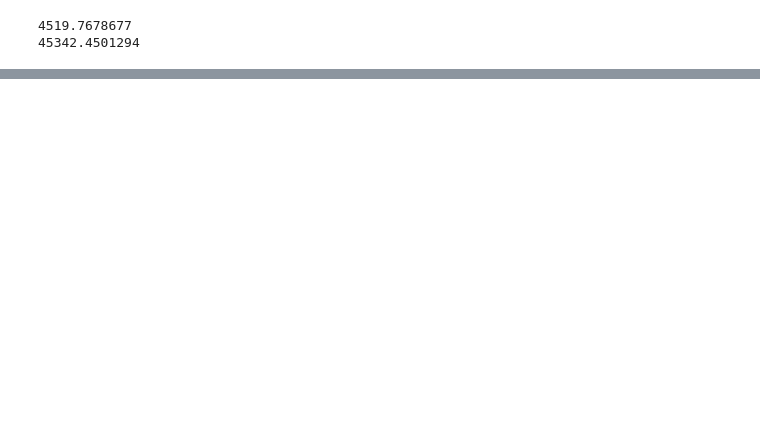
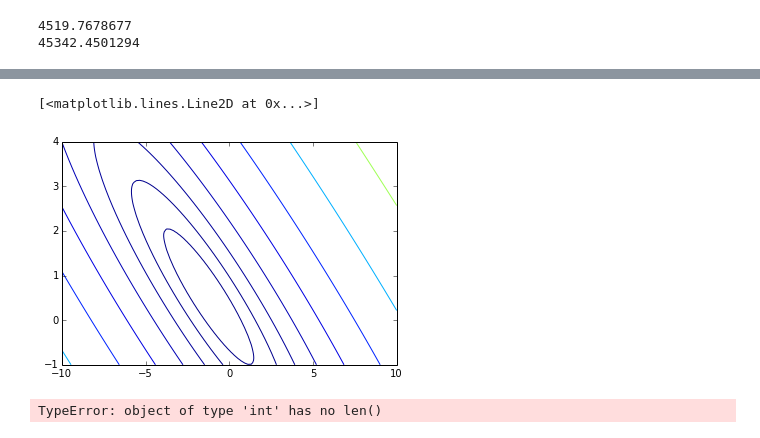
Before and after one commit to qorelogic/ml2, a Jupyter notebook: bin/quandl-fun.ipynb, the cells around one changed output, grey strips where cells are left out. Cells and saved outputs as stored; diff of their text form; code cells hidden in the pictures; blank space fills up the shorter version.

```diff
--- a/bin/quandl-fun.ipynb
+++ b/bin/quandl-fun.ipynb
@@ -374,0 +385,28 @@ plot(t[0], t[1], 'x')
+# %%
+lgs = logspace(-2, 3, 20)
+contour(theta0_vals, theta1_vals, J_vals, lgs)
+#plot(J_vals)
+#plot(theta0_vals, theta1_vals, '.')
+#print J_vals
+# %% [output]
+[<matplotlib.lines.Line2D at 0x...>]
+[figure, added]
+# %%
+#lgs = logspace(-2, 3, 20)
+lgs = logspace(0, 1, 20)
+#print lgs
+#plot(lgs.transpose())
+#c = n.array([1,2.2,3.1,4.8,5.1,6.1]).reshape(3,2)
+y2 = 10
+x = 2
+#c = n.random.randn(y2*x).reshape(y2,x)
+#print c
+#contour(c)
+#plot(c,'.')
+#plot(c)
+#print J_vals.transpose()
+#print plot(J_vals)
+#plot(t[0], t[1], 'xr')
+cc = computeCost(X, y, t)
+# %% [output]
+TypeError: object of type 'int' has no len()
```
Also changed, not shown: parts of 15 cells of this notebook.
